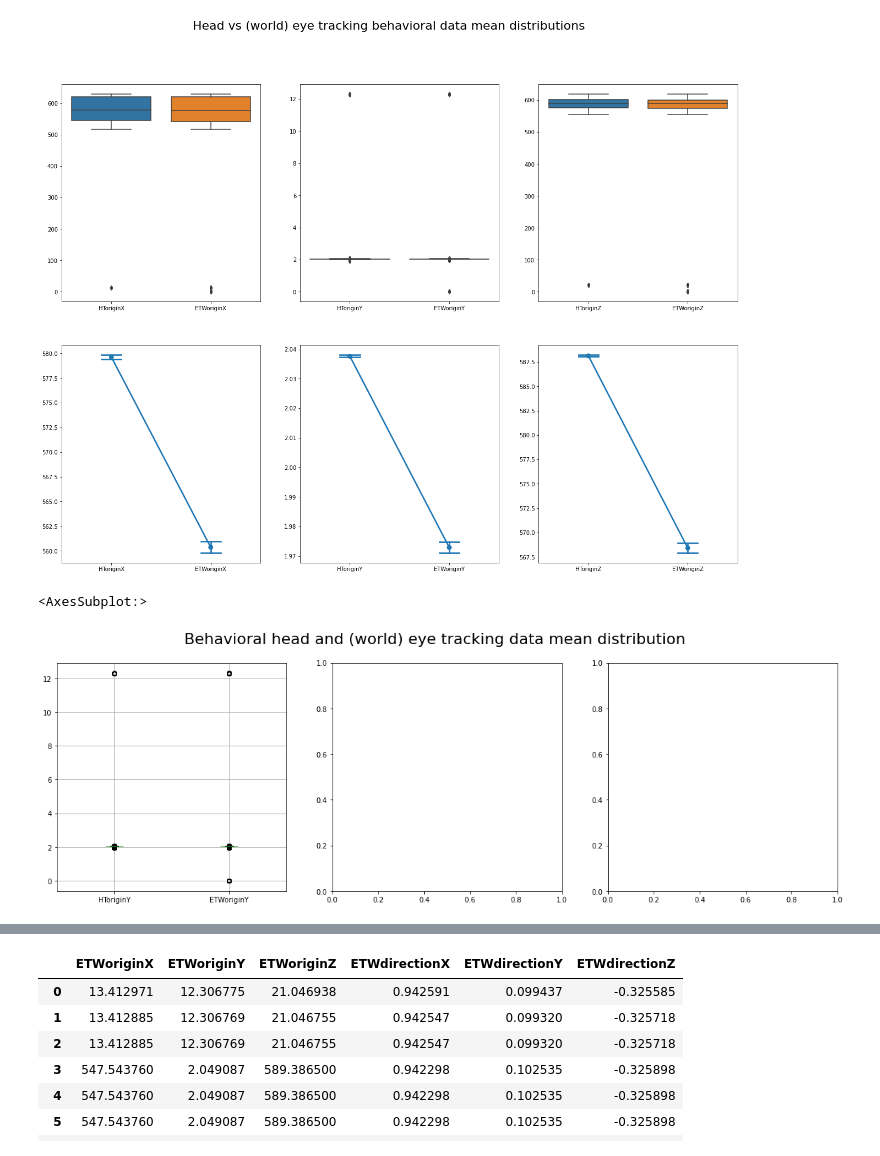
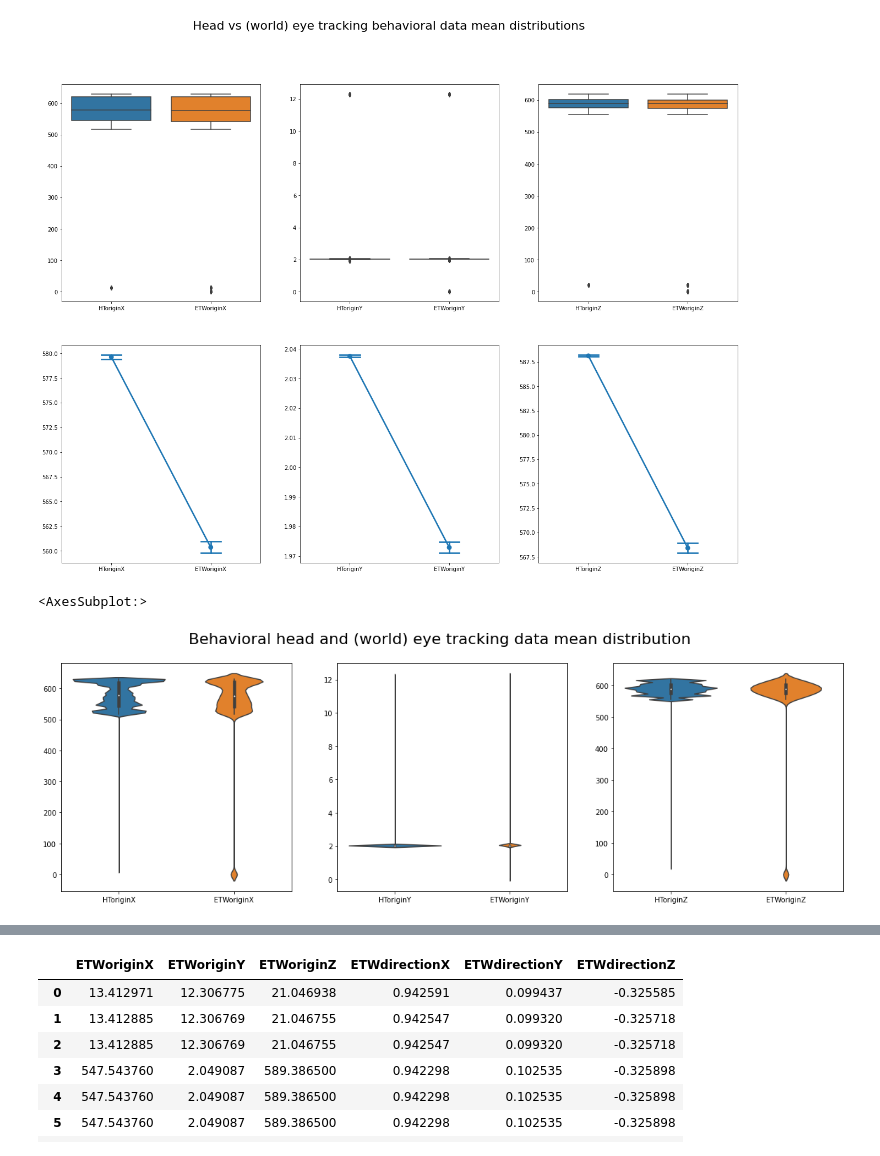
Before and after one commit to JohnMadrid/VillageBehavioralWalk, a Jupyter notebook: positions_filtering.ipynb, the cells around one changed output, grey strips where cells are left out. Cells and saved outputs as stored; diff of their text form; code cells hidden in the pictures.

Commit message:
Violin with kernel density estimation created
density estimation of the underlying distribution

```diff
--- a/positions_filtering.ipynb
+++ b/positions_filtering.ipynb
@@ -208,9 +211,11 @@ sns.pointplot(data=df_clean[['HToriginZ','ETWoriginZ']], capsize=.2, ax=ax[1,2])
 # %%
 fig, ax = plt.subplots(1,3, figsize=(20, 6))
 
 fig.suptitle("Behavioral head and (world) eye tracking data mean distribution", fontsize=22)
 
-df_clean[['HToriginY', 'ETWoriginY']].boxplot(ax=ax[0])
+sns.violinplot(data=df_clean[['HToriginX','ETWoriginX']], ax=ax[0])
+sns.violinplot(data=df_clean[['HToriginY', 'ETWoriginY']], ax=ax[1])
+sns.violinplot(data=df_clean[['HToriginZ', 'ETWoriginZ']], ax=ax[2])
 # %% [output]
 <AxesSubplot:>
-[figure, old version]
+[figure, new version]
```
Also changed, not shown: parts of 6 cells of this notebook.
